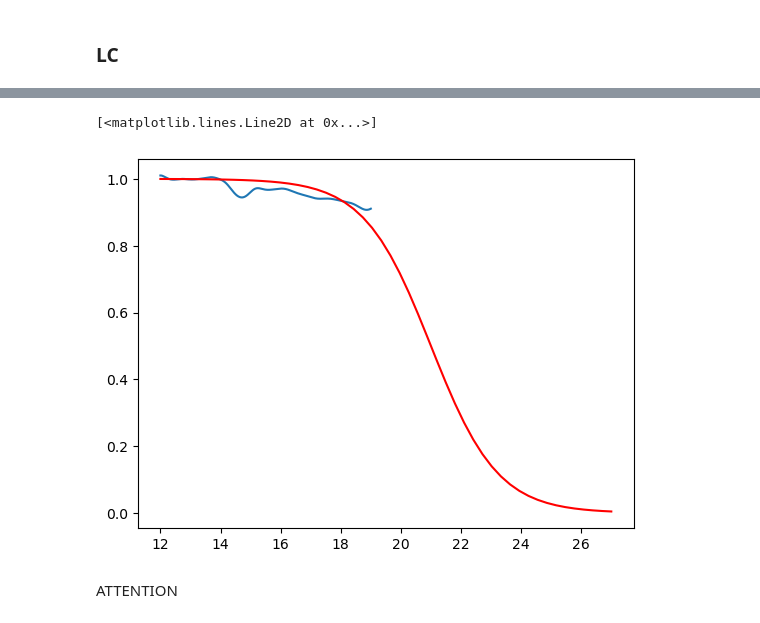
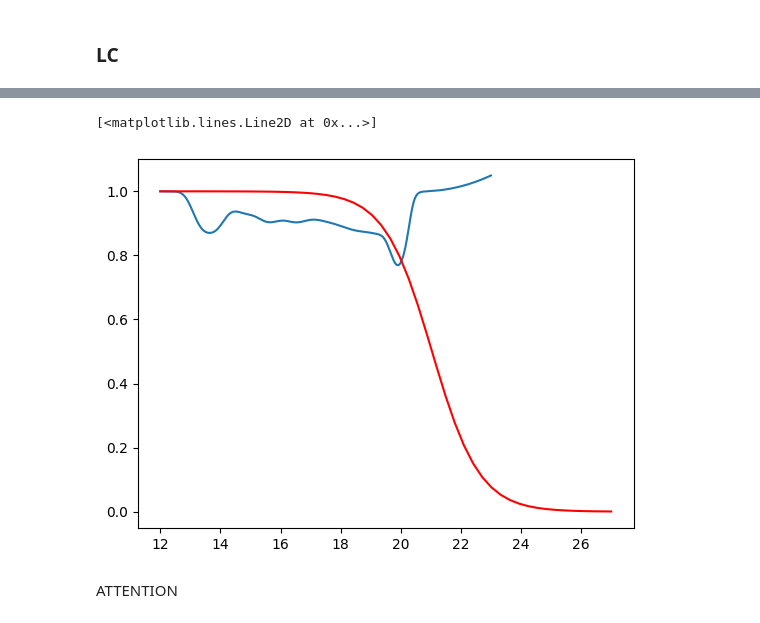
Before and after one commit to AntoineGillesLordet/Projet-LPNHE, a Jupyter notebook: tests.ipynb, the cells around one changed output, grey strips where cells are left out. Drawn from its saved outputs; the diff is of its cells as text; code cells hidden in the pictures.

```diff
--- a/tests.ipynb
+++ b/tests.ipynb
@@ -391,3 +401,3 @@ survey.date_range
 # %%
-snia_default = skysurvey.SNeIa()
-_ = snia_default.draw(tstart=survey.date_range[0], tstop=survey.date_range[0]+100, inplace=True,  zmax=0.2)
+snia = SNeIa_full_bgs()
+_ = snia.draw(tstart=survey.date_range[0], tstop=survey.date_range[0]+100, inplace=True,  zmax=0.2)
@@ -410,8 +404,6 @@ snia_default.data
 # %%
-start = time.time()
-dset = skysurvey.DataSet.from_targets_and_survey(snia_default, survey)
+dset = skysurvey.DataSet.from_targets_and_survey(snia, survey)
 stop = time.time()
-time.strftime('%H:%M:%S', time.gmtime(stop - start))
 # %%
 fig = plt.figure()
 ax = fig.add_subplot(projection="mollweide")
@@ -495,0 +476,8 @@ good,_,_=plt.hist(dset.targets.data[dset.targets.data["good"]]["magobs"], bins=b
+# %%
+from scipy.stats import gaussian_kde
+good_kde = gaussian_kde(dset.targets.data[dset.targets.data["good"]]["magobs"], bw_method=0.3)
+kept_kde = gaussian_kde(dset.targets.data[dset.targets.data["keep"]]["magobs"], bw_method=0.3)
+
+mag = np.linspace(12, 23, 1000)
+plt.plot(mag, good_kde(mag)*np.sum(dset.targets.data["good"]))
+plt.plot(mag, kept_kde(mag)*np.sum(dset.targets.data["keep"]))
@@ -499,12 +492,14 @@ mid[kept > 0][[0,-1]]
 # %%
 def sigmoid(x, alpha, beta):
     return 1/(1 + np.exp(alpha*(x-beta)))
+# %%
+curve_fit(sigmoid, mag, good_kde(mag)*np.sum(dset.targets.data["good"])/(kept_kde(mag)*np.sum(dset.targets.data["keep"])))
 # %%
 plt.plot(mag, good_kde(mag)*np.sum(dset.targets.data["good"])/(kept_kde(mag)*np.sum(dset.targets.data["keep"])))
-plt.plot(np.linspace(12, 27), sigmoid(np.linspace(12, 27), 0.9, 21),'r')
+plt.plot(np.linspace(12, 27), sigmoid(np.linspace(12, 27), 1.26505062, 21.03978649),'r')
 # %% [output]
 [<matplotlib.lines.Line2D at 0x...>]
-[figure, old version]
+[figure, new version]
 # %% [markdown]
 ATTENTION
 # %%
```
Also changed, not shown: parts of 56 cells of this notebook.
